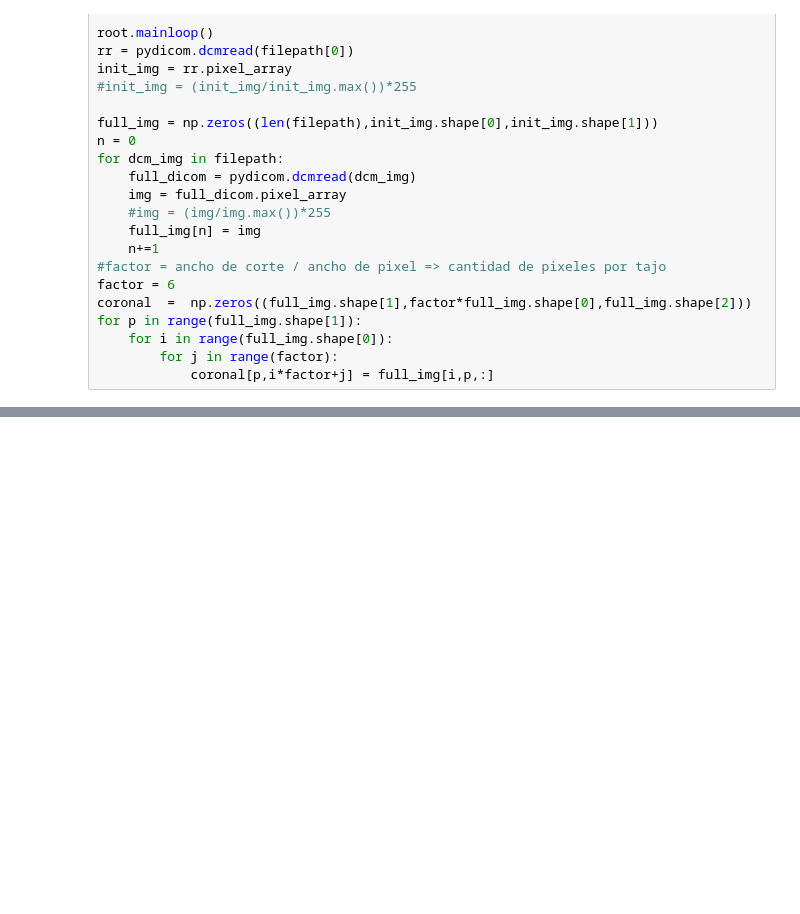
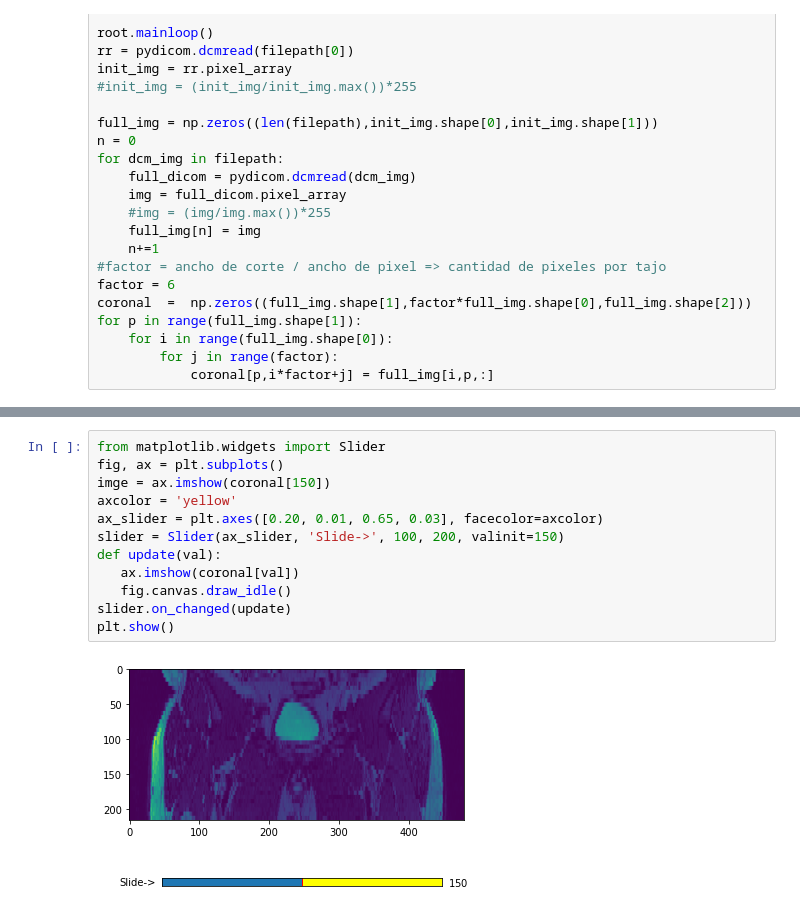
Before and after one commit to mpierangeli/PEFI-Prostate_Cancer_MRI, a Jupyter notebook: random/pruee.ipynb, the cells around one changed output, grey strips where cells are left out. Drawn from its saved outputs; the diff is of its cells as text; blank space fills up the shorter version.

```diff
--- a/random/pruee.ipynb
+++ b/random/pruee.ipynb
@@ -143,0 +151,14 @@ array([0.        , 0.        , 0.        , 0.        , 0.        ,
+# %%
+from matplotlib.widgets import Slider
+fig, ax = plt.subplots()
+imge = ax.imshow(coronal[150])
+axcolor = 'yellow'
+ax_slider = plt.axes([0.20, 0.01, 0.65, 0.03], facecolor=axcolor)
+slider = Slider(ax_slider, 'Slide->', 100, 200, valinit=150)
+def update(val):
+   ax.imshow(coronal[val])
+   fig.canvas.draw_idle()
+slider.on_changed(update)
+plt.show()
+# %% [output]
+[figure, added]
```
Also changed, not shown: parts of 8 cells of this notebook, 1 other file.
